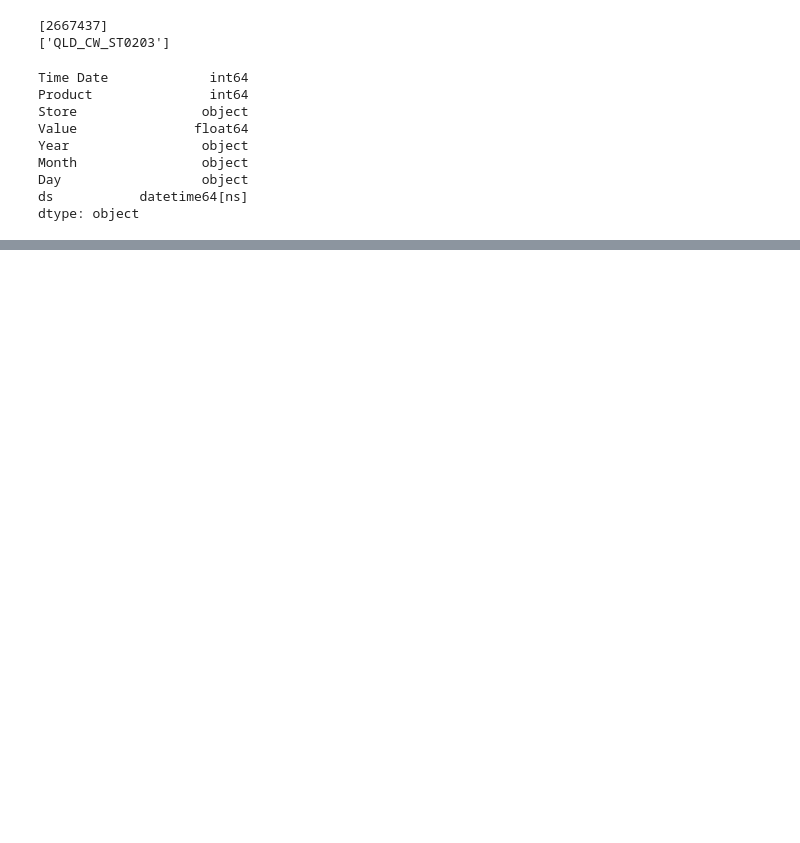
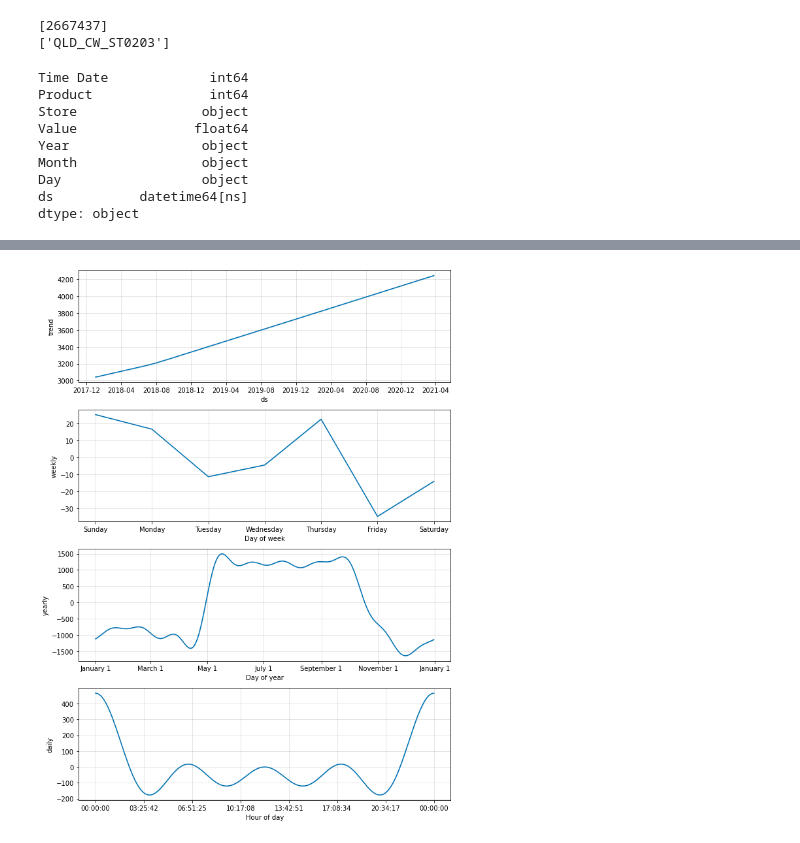
Before and after one commit to vytruchenko/prophet-training, a Jupyter notebook: initial_training.ipynb, the cells around one changed output, grey strips where cells are left out. Saved outputs shown, nothing was run; the diff lists cells and outputs as text; code cells hidden in the pictures; blank space fills up the shorter version.

```diff
--- a/initial_training.ipynb
+++ b/initial_training.ipynb
@@ -76,0 +103,5 @@ Optimization terminated normally:
+# %%
+# Seasonality by timeframe
+plt2 = m.plot_components(forecast)
+# %% [output]
+[figure, added]
```
Also changed, not shown: parts of 13 cells of this notebook.
